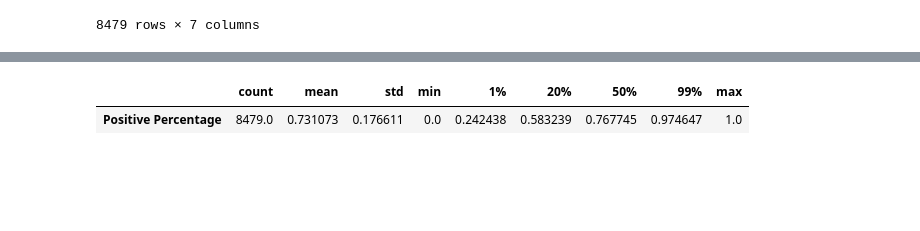
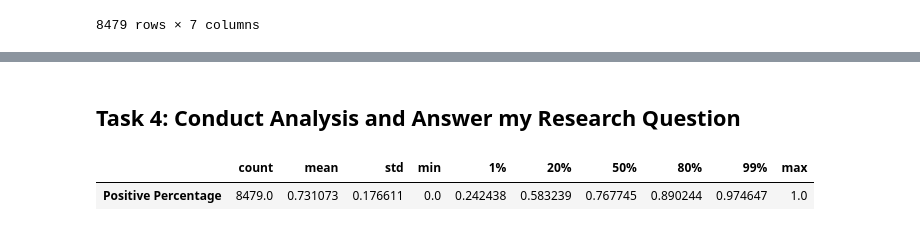
Before and after one commit to data301-2021-winter1/group26-project, a Jupyter notebook: notebooks/analysis3.ipynb, the cells around one changed output, grey strips where cells are left out. Drawn from its saved outputs; the diff is of its cells as text; code cells hidden in the pictures; blank space fills up the shorter version.

```diff
--- a/notebooks/analysis3.ipynb
+++ b/notebooks/analysis3.ipynb
@@ -123,9 +131,6 @@ Name: genres, Length: 1552, dtype: int64
 # %%
-import pandas as pd
-import numpy as np
 import project_functions3 as p3
 dfb = p3.clean_and_process('../data/raw/steam.csv')
-dfb = p3.remove_low_performers(dfb)
 dfb
 # %% [output]
 |  | Category | Genre | Tags | Positive Reviews | Negative Reviews | Copies Sold | Positive Percentage |
@@ -161,5 +149,7 @@ dfc
+# %% [markdown]
+## Task 4: Conduct Analysis and Answer my Research Question
 # %%
-dfb.describe(percentiles=[.01, .2, .99],include='float64').T
+dfb.describe(percentiles=[.01, .2,.8, .99],include='float64').T
 # %% [output]
-|  | count | mean | std | min | 1% | 20% | 50% | 99% | max |
-| Positive Percentage | 8479.0 | 0.731073 | 0.176611 | 0.0 | 0.242438 | 0.583239 | 0.767745 | 0.974647 | 1.0 |
+|  | count | mean | std | min | 1% | 20% | 50% | 80% | 99% | max |
+| Positive Percentage | 8479.0 | 0.731073 | 0.176611 | 0.0 | 0.242438 | 0.583239 | 0.767745 | 0.890244 | 0.974647 | 1.0 |
```
Also changed, not shown: parts of 16 cells of this notebook, 1 other file.
